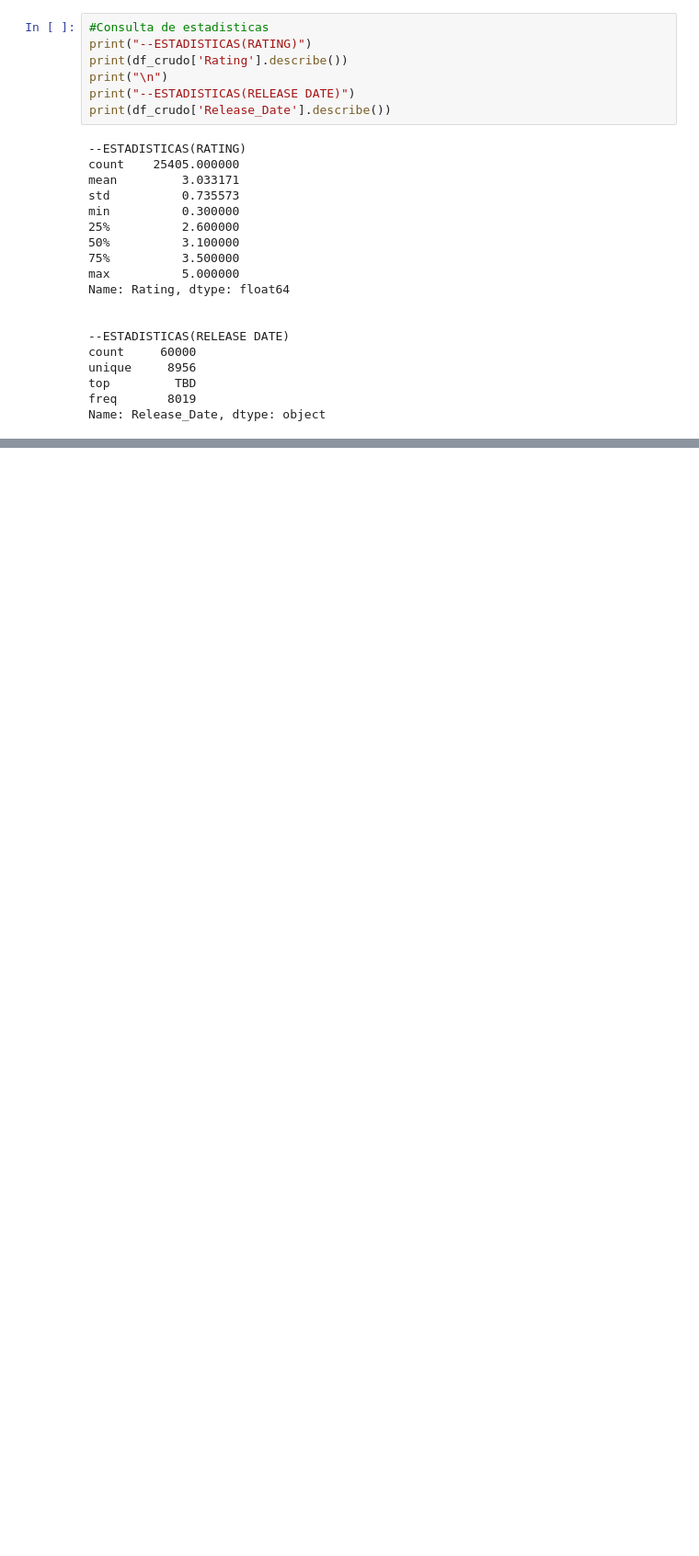
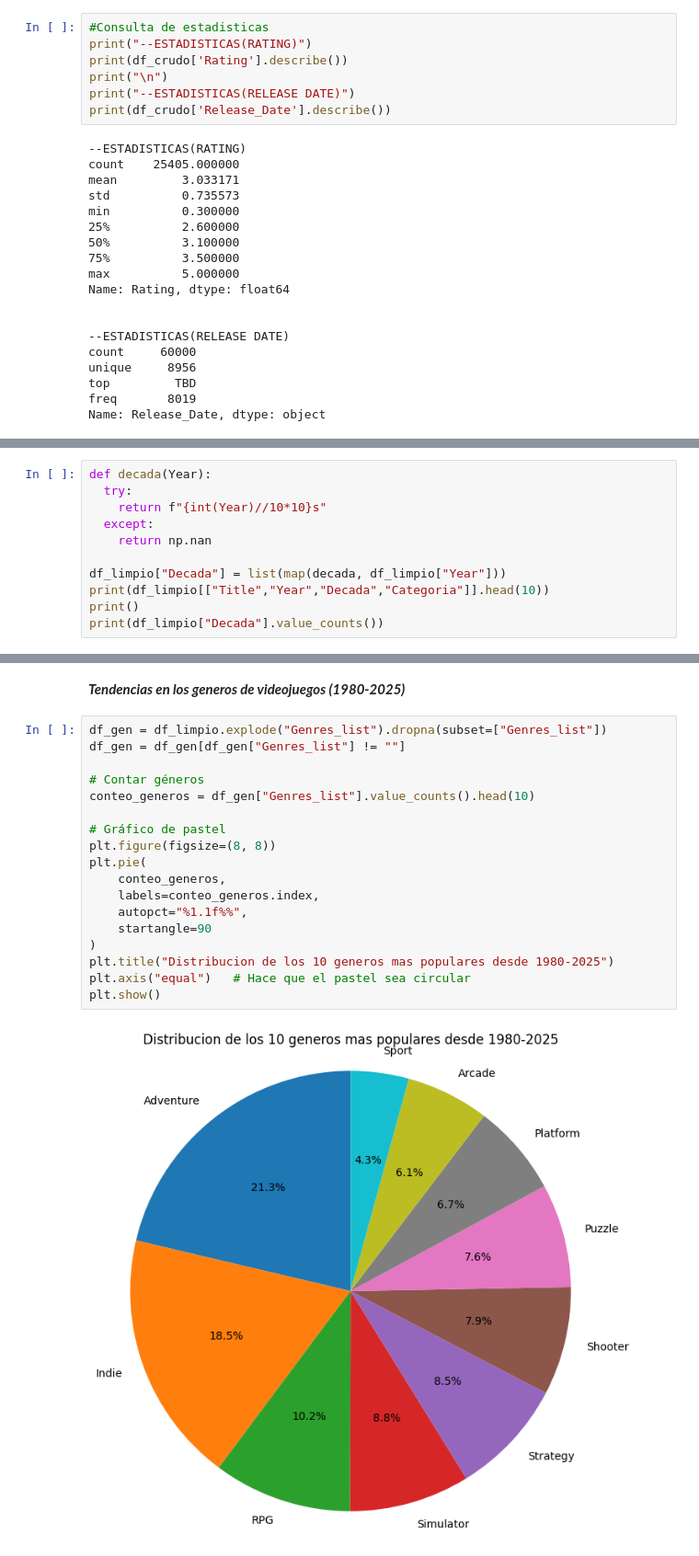
Before and after one commit to Spring-anne/Proyecto-Tecnolochicas-Python, a Jupyter notebook: ProyectoFinal.ipynb, the cells around one changed output, grey strips where cells are left out. Shown at 92% size. Drawn from its saved outputs; the diff is of its cells as text; blank space fills up the shorter version.

```diff
--- a/ProyectoFinal.ipynb
+++ b/ProyectoFinal.ipynb
@@ -180,0 +287,11 @@ Utilizando la libreria de pandas aplicamos funciones para realizar operaciones a
+# %%
+def decada(Year):
+  try:
+    return f"{int(Year)//10*10}s"
+  except:
+    return np.nan
+
+df_limpio["Decada"] = list(map(decada, df_limpio["Year"]))
+print(df_limpio[["Title","Year","Decada","Categoria"]].head(10))
+print()
+print(df_limpio["Decada"].value_counts())
@@ -180,0 +356,22 @@ Utilizando la libreria de pandas aplicamos funciones para realizar operaciones a
+# %% [markdown]
+***Tendencias en los generos de videojuegos (1980-2025)***
+# %%
+df_gen = df_limpio.explode("Genres_list").dropna(subset=["Genres_list"])
+df_gen = df_gen[df_gen["Genres_list"] != ""]
+
+# Contar géneros
+conteo_generos = df_gen["Genres_list"].value_counts().head(10)
+
+# Gráfico de pastel
+plt.figure(figsize=(8, 8))
+plt.pie(
+    conteo_generos,
+    labels=conteo_generos.index,
+    autopct="%1.1f%%",
+    startangle=90
+)
+plt.title("Distribucion de los 10 generos mas populares desde 1980-2025")
+plt.axis("equal")   # Hace que el pastel sea circular
+plt.show()
+# %% [output]
+[figure, added]
```
Also changed, not shown: parts of 20 cells of this notebook.
